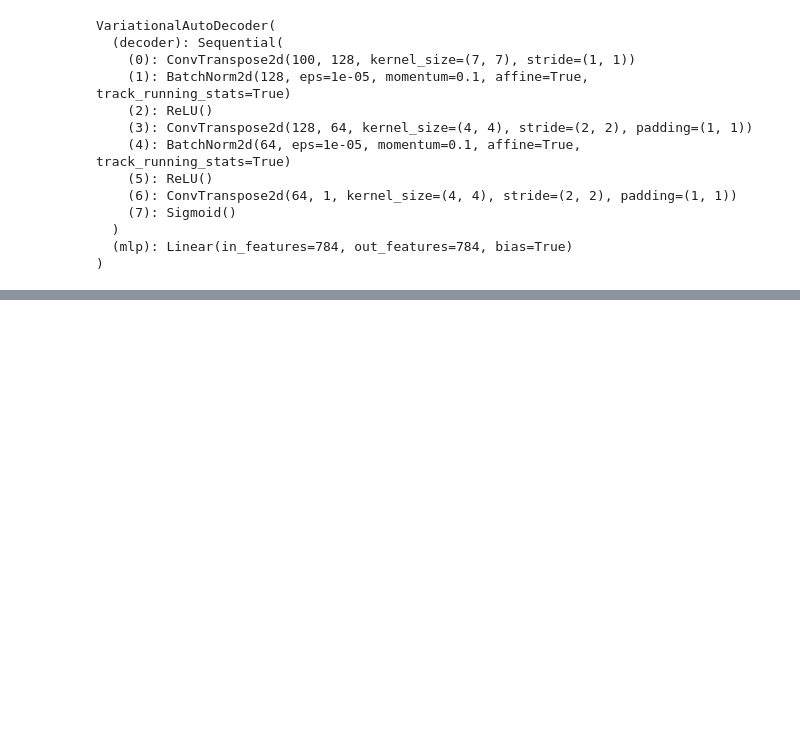
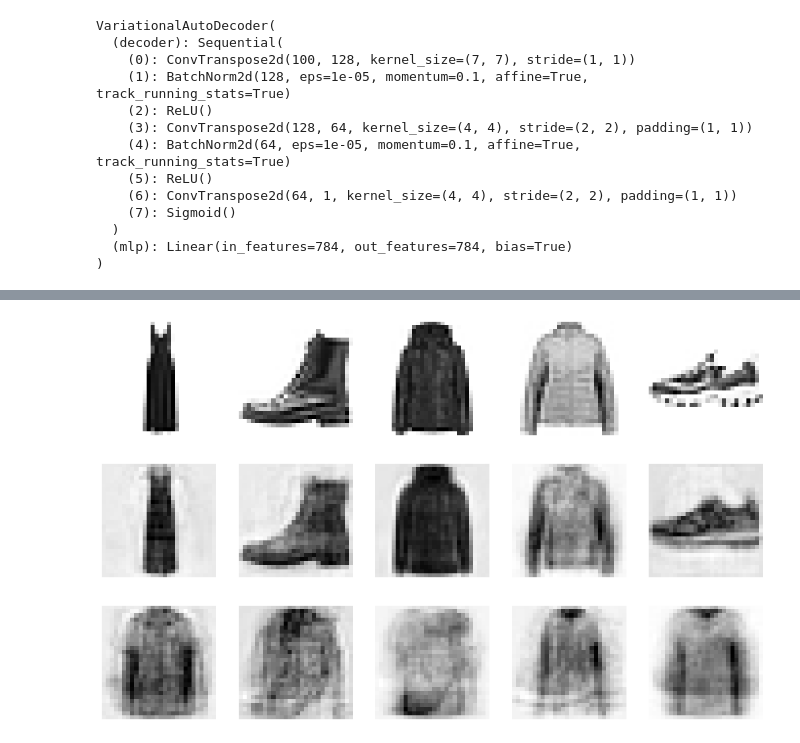
Before and after one commit to Technion-cs-hw/DEEP_VAD_project, a Jupyter notebook: VAD_notebook.ipynb, the cells around one changed output, grey strips where cells are left out. Drawn from its saved outputs; the diff is of its cells as text; code cells hidden in the pictures; blank space fills up the shorter version.

```diff
--- a/VAD_notebook.ipynb
+++ b/VAD_notebook.ipynb
@@ -140,0 +178,9 @@ torch.Size([1000, 100])
+# %%
+#mu, sigma = sample_params(len(train_ds), DISTR = DISTR)
+mu_init = 255* torch.rand(10, Z_DIM, requires_grad=True)
+sigma_init = 255* torch.abs(torch.rand(10, Z_DIM, requires_grad=True))
+
+labels = train_ds.y
+mu = mu_init[labels]
+sigma = sigma_init[labels]
+print(mu.shape)
@@ -143,7 +191,8 @@ vad = VariationalAutoDecoder(x_dim=X_DIM,
                              z_dim=Z_DIM,
                              mu=mu,
                              sigma=sigma,
-                             device=device).to(device)
+                             device=device,
+                             distr = DISTR).to(device)
 print(vad)
 # %% [output]
 VariationalAutoDecoder(
@@ -229,17 +296,15 @@ utils.plot_tsne(train_ds, latent_vectors, "VAD_TSNE_train")
 # %%
-mu_init = torch.randn(NUM_CLASSES, Z_DIM, requires_grad=True)
-sigma_init = 6 * torch.randn(NUM_CLASSES, Z_DIM, requires_grad=True)
+#EVALUATING ON TEST
+mu, sigma = sample_params(len(test_ds), DISTR = DISTR)
 
-labels = test_ds.y
-
-mu = mu_init[labels]
-sigma = sigma_init[labels]
 params = torch.cat((mu,sigma),dim=1)
 vad.dist_params = torch.nn.Parameter(params,True)
 
 opt = torch.optim.Adam([vad.dist_params], lr=LEARNING_RATE)
 
-res = evaluate.evaluate_model(vad, test_dl, opt, vad.dist_params, 500 , device)
-print(res)
-utils.plot_tsne(test_ds, vad.dist_params, "VAD_TSNE_test")
+test_res = evaluate.evaluate_model(vad, test_dl, opt, vad.dist_params, 500 , device)
+print("TEST EVALUATION LOSS: ", test_res)
+
+latent_vectors = vad.sample_vectors(vad.dist_params)
+utils.plot_tsne(test_ds, latent_vectors, "VAD_TSNE_test")
 # %% [output]
@@ -247 +322,21 @@ utils.plot_tsne(test_ds, vad.dist_params, "VAD_TSNE_test")
 <Figure size 800x600 with 0 Axes>
+# %%
+num_samples = 5
+mu, sigma = sample_params(num_samples, DISTR = DISTR)
+
+random_indices = random.sample(range(100), num_samples)
+initial = test_ds[random_indices][1]
+
+test_distr_params = vad.dist_params[random_indices]
+restored_test = vad(test_distr_params).view(-1, 28, 28)
+
+random_distr_params = torch.cat((mu,sigma),dim=1)
+restored_random = vad(random_distr_params).view(-1, 28, 28)
+
+plot_tensors_as_images(initial)
+plot_tensors_as_images(restored_test)
+plot_tensors_as_images(restored_random)
+# %% [output]
+[figure, new version]
+[figure, new version]
+[figure, added]
```
Also changed, not shown: parts of 17 cells of this notebook, 5 other files.
